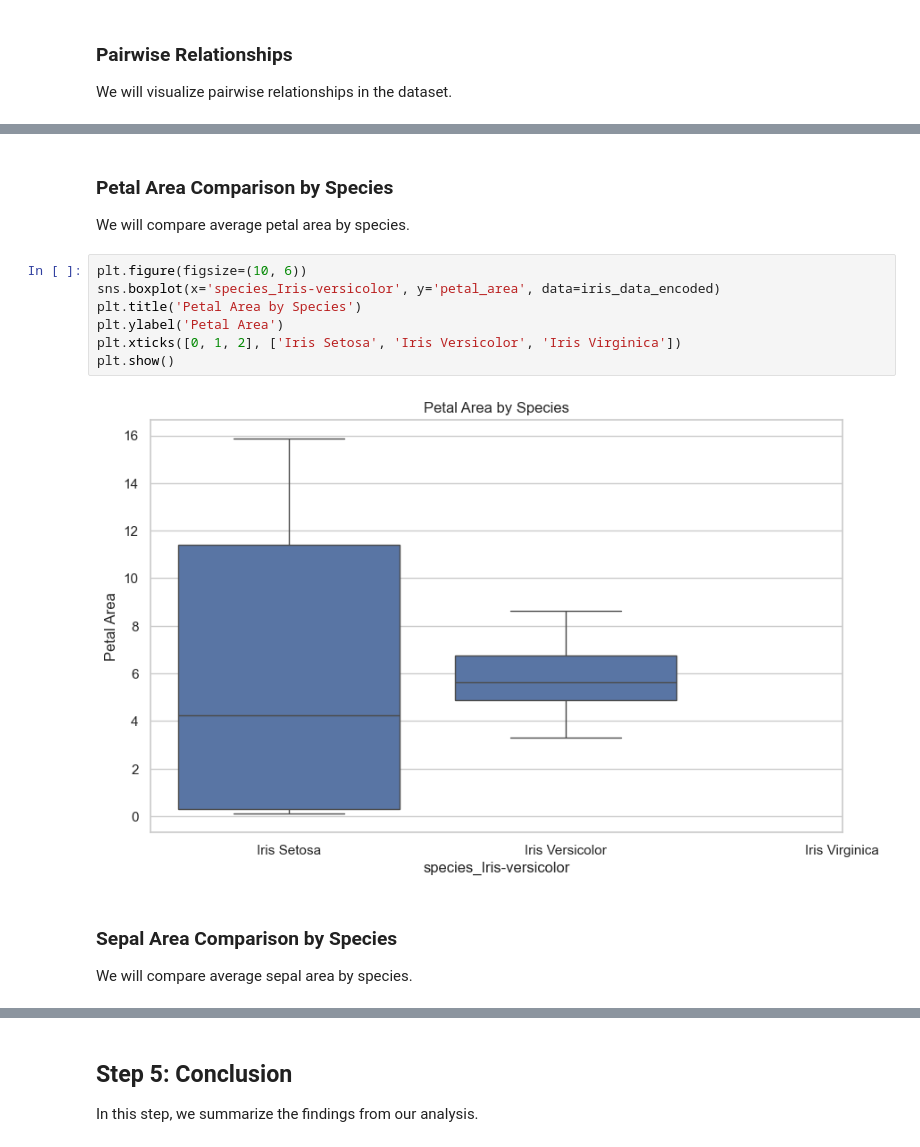
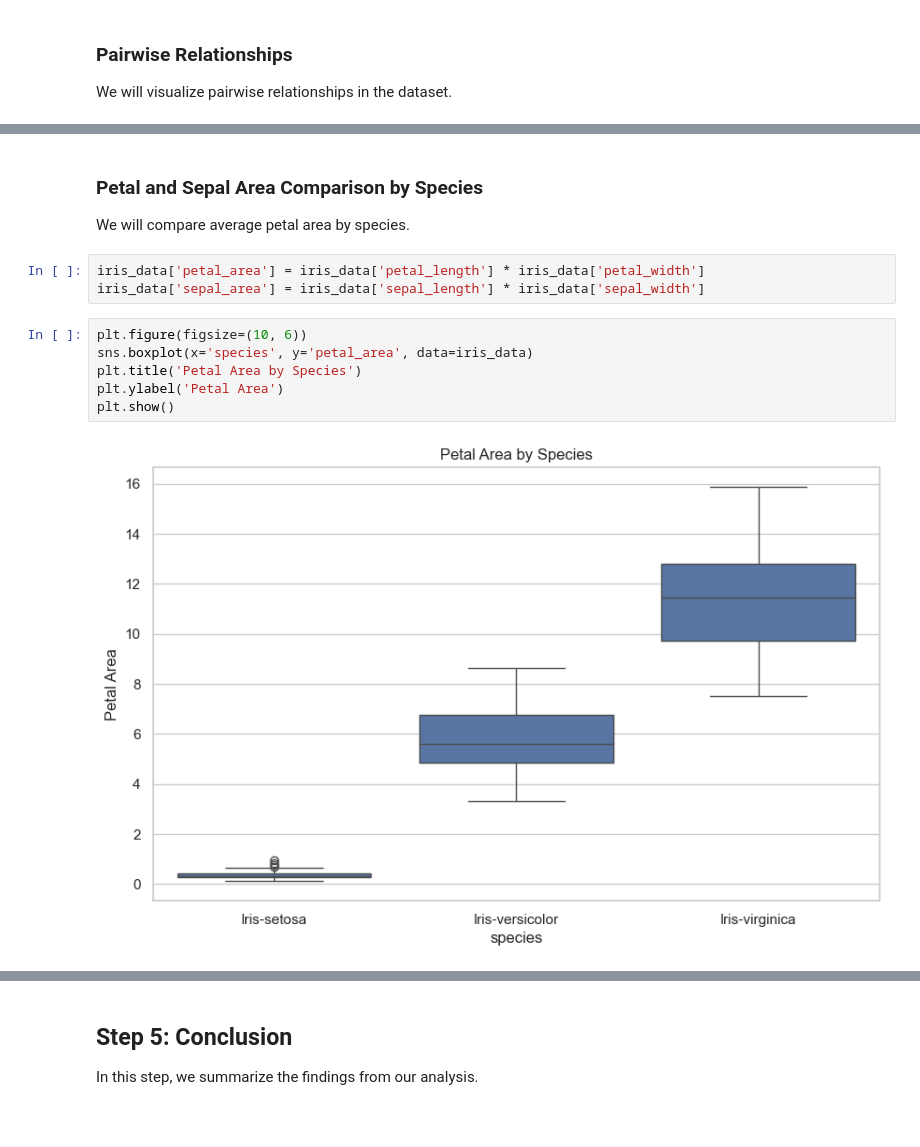
Before and after one commit to henrique-frank/portfolio-projects, a Jupyter notebook: data-analysis/iris_python_analysis.ipynb, the cells around one changed output, grey strips where cells are left out. Saved outputs shown, nothing was run; the diff lists cells and outputs as text; blank space fills up the shorter version.

```diff
--- a/data-analysis/iris_python_analysis.ipynb
+++ b/data-analysis/iris_python_analysis.ipynb
@@ -112,19 +112,17 @@ plt.show()
 # %% [markdown]
-### Petal Area Comparison by Species
+### Petal and Sepal Area Comparison by Species
 
 We will compare average petal area by species.
+# %%
+iris_data['petal_area'] = iris_data['petal_length'] * iris_data['petal_width']
+iris_data['sepal_area'] = iris_data['sepal_length'] * iris_data['sepal_width']
 # %%
 plt.figure(figsize=(10, 6))
-sns.boxplot(x='species_Iris-versicolor', y='petal_area', data=iris_data_encoded)
+sns.boxplot(x='species', y='petal_area', data=iris_data)
 plt.title('Petal Area by Species')
 plt.ylabel('Petal Area')
-plt.xticks([0, 1, 2], ['Iris Setosa', 'Iris Versicolor', 'Iris Virginica'])
 plt.show()
 # %% [output]
-[figure, old version]
+[figure, new version]
-# %% [markdown]
-### Sepal Area Comparison by Species
-
-We will compare average sepal area by species.
 # %%
 plt.figure(figsize=(10, 6))
```
Also changed, not shown: parts of 3 cells of this notebook, 2 other files.
